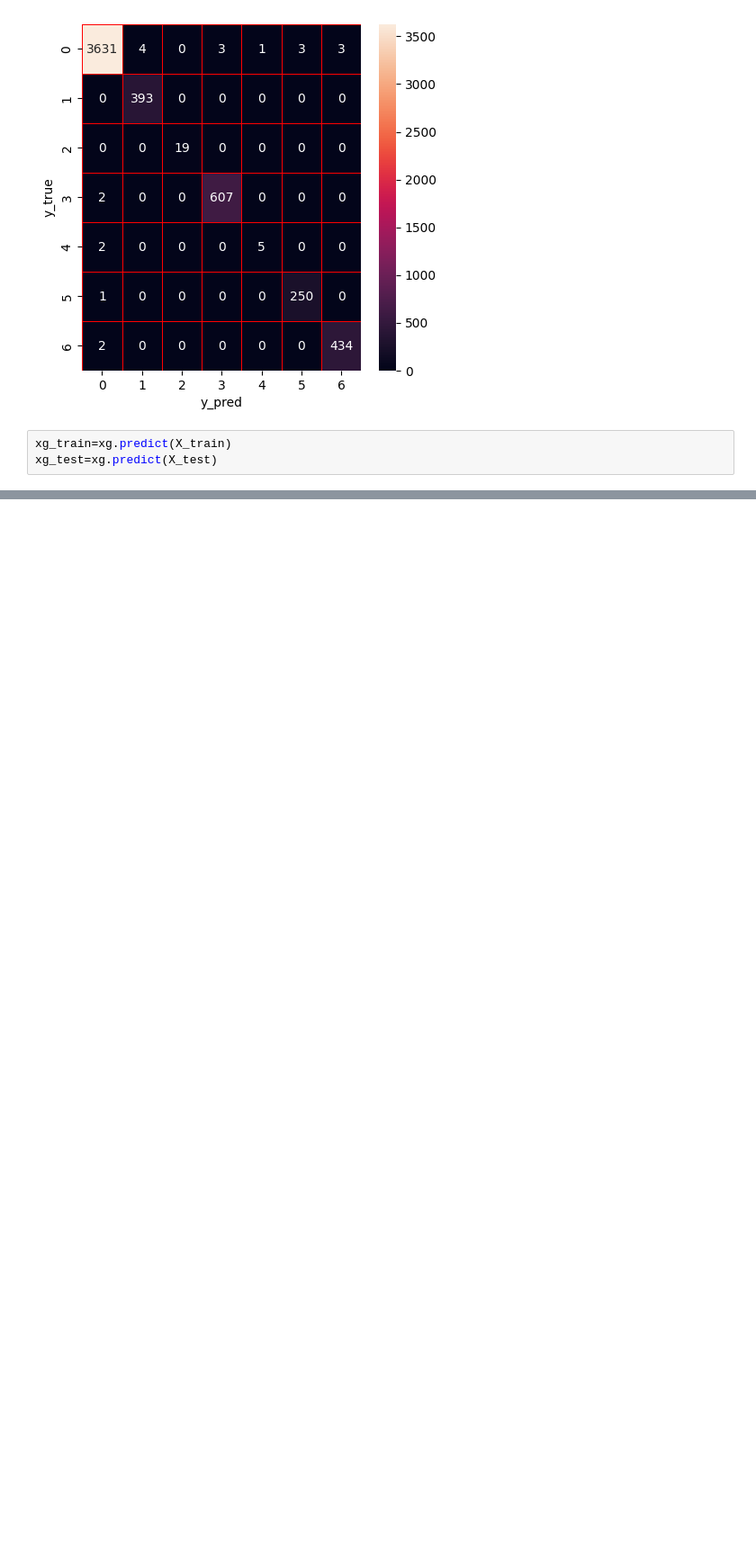
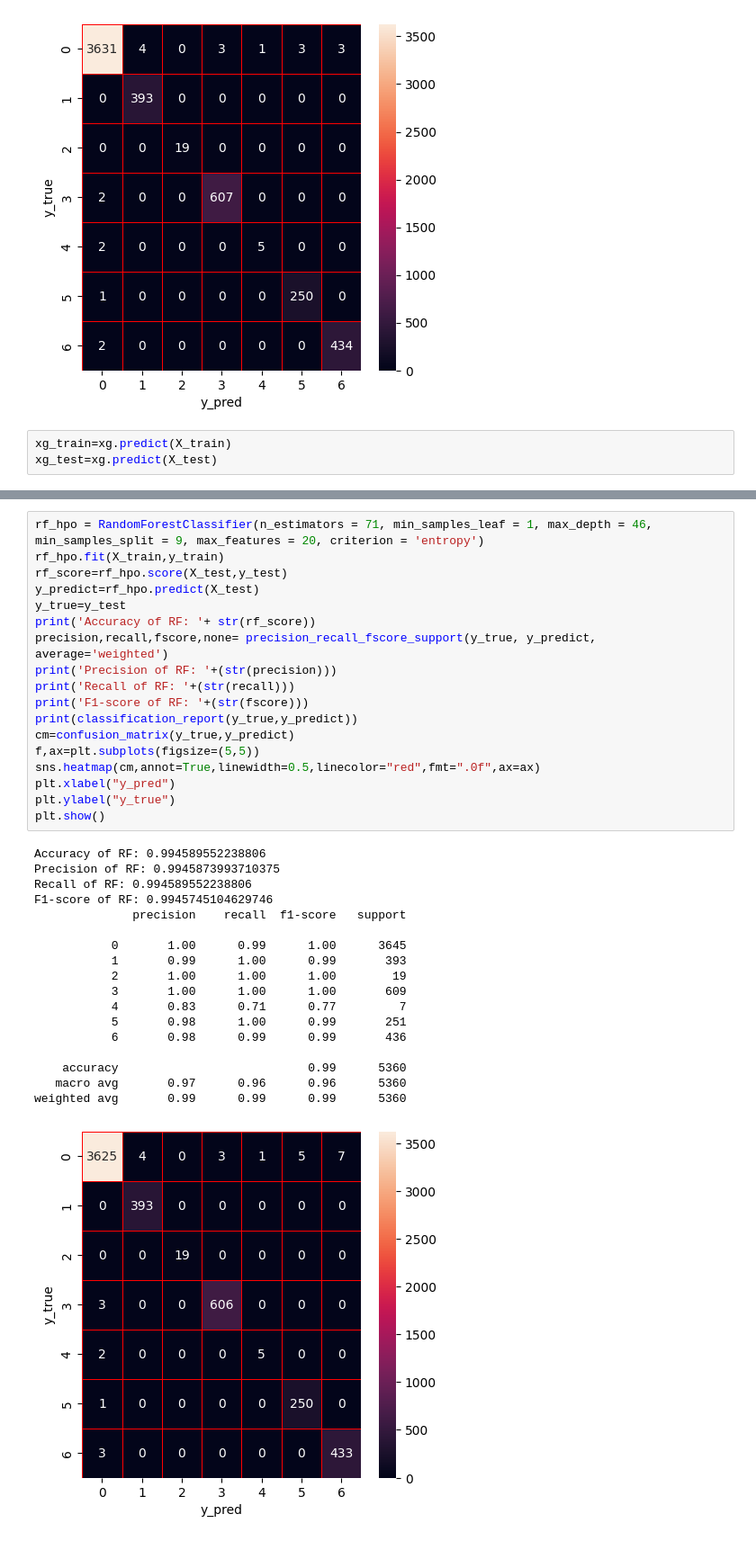
Before and after one commit to divya-392/Master-s-Project, a Jupyter notebook: MTH_IDS.ipynb, the cells around one changed output, grey strips where cells are left out. Shown at 90% size. Drawn from its saved outputs; the diff is of its cells as text; blank space fills up the shorter version.

```diff
--- a/MTH_IDS.ipynb
+++ b/MTH_IDS.ipynb
@@ -398,0 +477,37 @@ xg_test=xg.predict(X_test)
+# %%
+rf_hpo = RandomForestClassifier(n_estimators = 71, min_samples_leaf = 1, max_depth = 46, min_samples_split = 9, max_features = 20, criterion = 'entropy')
+rf_hpo.fit(X_train,y_train)
+rf_score=rf_hpo.score(X_test,y_test)
+y_predict=rf_hpo.predict(X_test)
+y_true=y_test
+print('Accuracy of RF: '+ str(rf_score))
+precision,recall,fscore,none= precision_recall_fscore_support(y_true, y_predict, average='weighted')
+print('Precision of RF: '+(str(precision)))
+print('Recall of RF: '+(str(recall)))
+print('F1-score of RF: '+(str(fscore)))
+print(classification_report(y_true,y_predict))
+cm=confusion_matrix(y_true,y_predict)
+f,ax=plt.subplots(figsize=(5,5))
+sns.heatmap(cm,annot=True,linewidth=0.5,linecolor="red",fmt=".0f",ax=ax)
+plt.xlabel("y_pred")
+plt.ylabel("y_true")
+plt.show()
+# %% [output]
+Accuracy of RF: 0.994589552238806
+Precision of RF: 0.9945873993710375
+Recall of RF: 0.994589552238806
+F1-score of RF: 0.9945745104629746
+              precision    recall  f1-score   support
+
+           0       1.00      0.99      1.00      3645
+           1       0.99      1.00      0.99       393
+           2       1.00      1.00      1.00        19
+           3       1.00      1.00      1.00       609
+           4       0.83      0.71      0.77         7
+           5       0.98      1.00      0.99       251
+           6       0.98      0.99      0.99       436
+
+    accuracy                           0.99      5360
+   macro avg       0.97      0.96      0.96      5360
+weighted avg       0.99      0.99      0.99      5360
+[figure, added]
```
Also changed, not shown: parts of 5 cells of this notebook.
